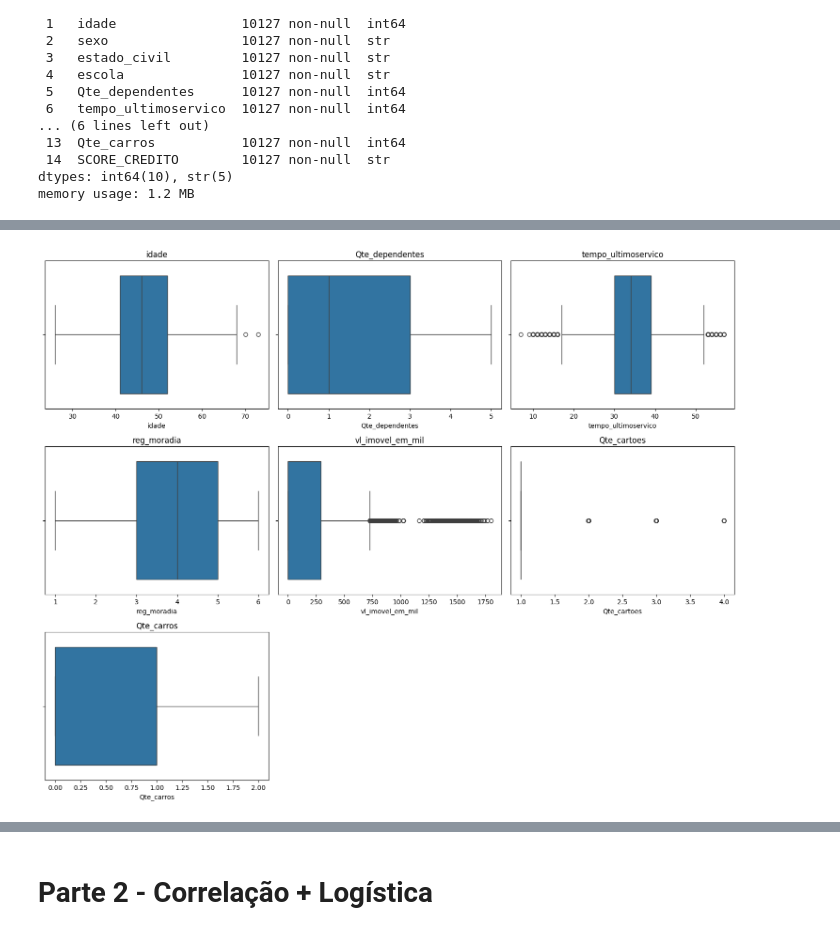
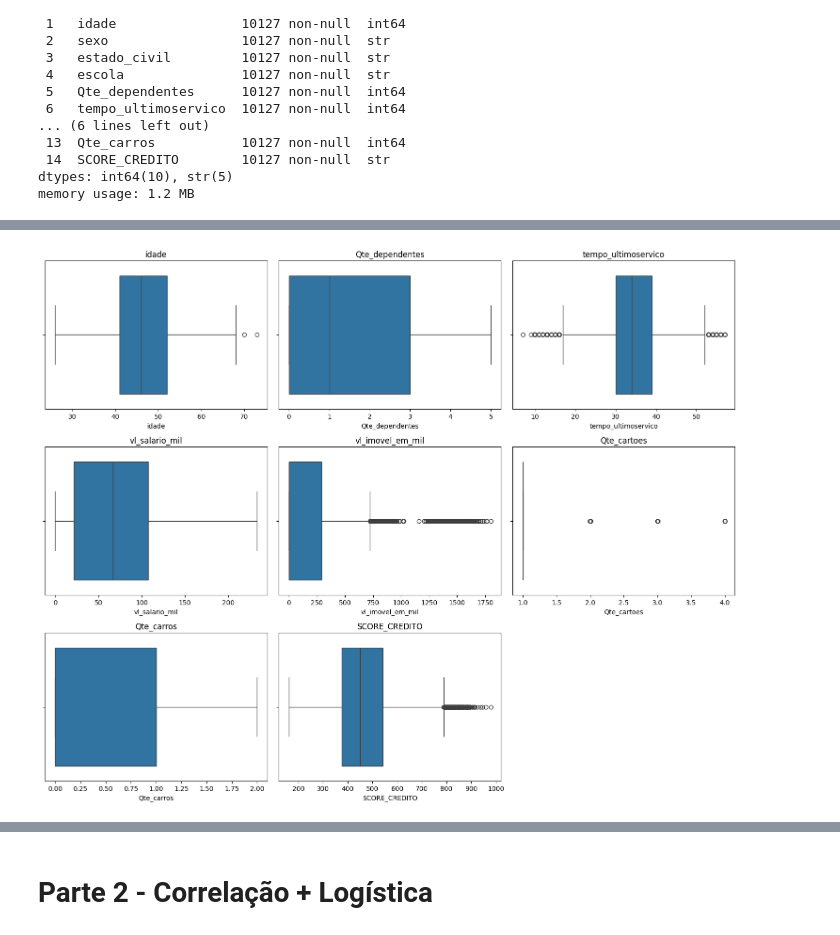
Before and after one commit to tavianu/grupo1, a Jupyter notebook: Applied Statistics/Resolução_Trabalho.ipynb, the cells around one changed output, grey strips where cells are left out. Drawn from its saved outputs; the diff is of its cells as text; code cells hidden in the pictures.

```diff
--- a/Applied Statistics/Resolução_Trabalho.ipynb
+++ b/Applied Statistics/Resolução_Trabalho.ipynb
@@ -56 +66,4 @@ memory usage: 1.2 MB
+# %%
+df['SCORE_CREDITO'] = df['SCORE_CREDITO'].str.replace(',', '.').astype(float)
+df['vl_salario_mil'] = df['vl_salario_mil'].str.replace(',', '.').astype(float)
 # %%
@@ -87,0 +84,22 @@ dtype: int64
+# %%
+# Distribuição das variáveis quantitativas
+
+colunas = df.select_dtypes(include="number").columns.drop(["id", "trabalha", "reg_moradia", "casa_propria"])
+
+n = len(colunas)
+n_cols = 3
+n_linhas = (n + n_cols -1) // n_cols
+
+fig, axes = plt.subplots(n_linhas, n_cols, figsize = (15, 4 * n_linhas))
+axes = axes.flatten()
+
+for i, col in enumerate(colunas):
+    sns.histplot(df[col], kde = True, ax = axes[i], color = "steelblue")
+    axes[i].set_title(col)
+    axes[i].set_xlabel("")
+
+for x in range(i + 1, len(axes)):
+    fig.delaxes(axes[x])
+
+plt.tight_layout()
+plt.show();
@@ -88,23 +108,23 @@ dtype: int64
 # %%
-# Tratamento de outliers
-colunas_numericas = df.select_dtypes(include = "number").drop(columns = ["id", "trabalha", "casa_propria"]).columns
+# Tratamento de outliers nas Quantitativas:
+colunas_numericas = df.select_dtypes(include = "number").drop(columns = ["id", "trabalha", "casa_propria", "reg_moradia"]).columns
 n = len(colunas_numericas)
 n_cols = 3
 n_linhas = (n + n_cols - 1) // n_cols   # arredonda pra cima
 
 fig, axes = plt.subplots(n_linhas, n_cols, figsize=(15, 4 * n_linhas))
 axes = axes.flatten()   # transforma a grade num vetor pra iterar fácil
 
 for i, coluna in enumerate(colunas_numericas):
     sns.boxplot(x=df[coluna], ax=axes[i])
     axes[i].set_title(coluna)
 
 # remove os quadros vazios que sobram na grade
 for j in range(i + 1, len(axes)):
     fig.delaxes(axes[j])
 
 plt.tight_layout()
 plt.show()
 # %% [output]
-[figure, old version]
+[figure, new version]
 # %%
```
Also changed, not shown: parts of 14 cells of this notebook, 3 other files.
